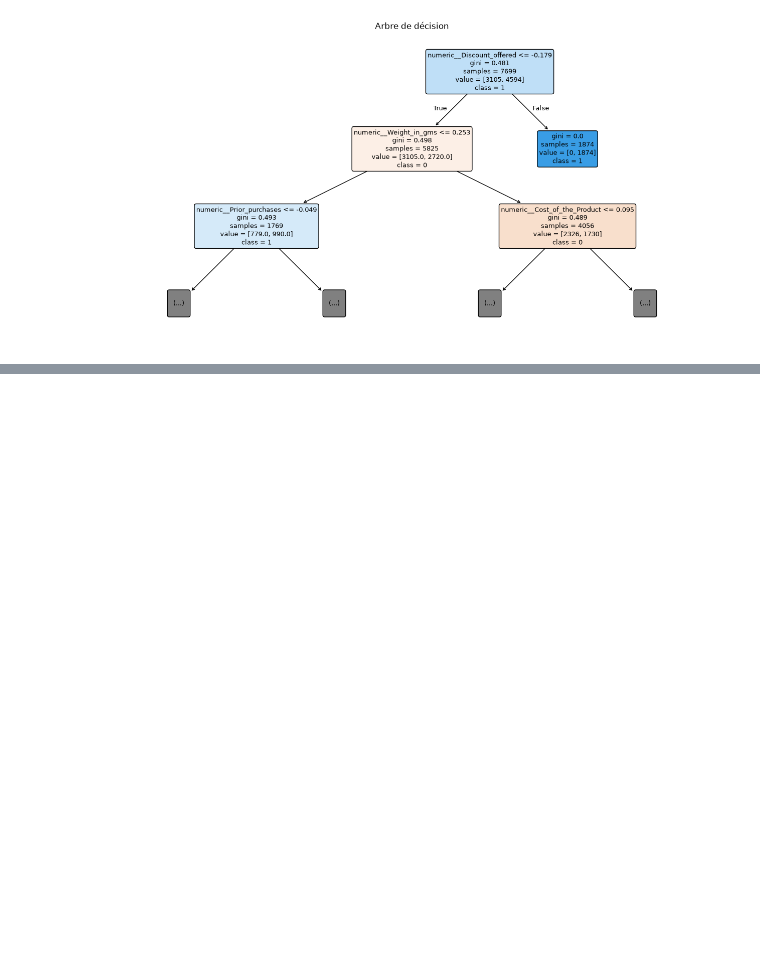
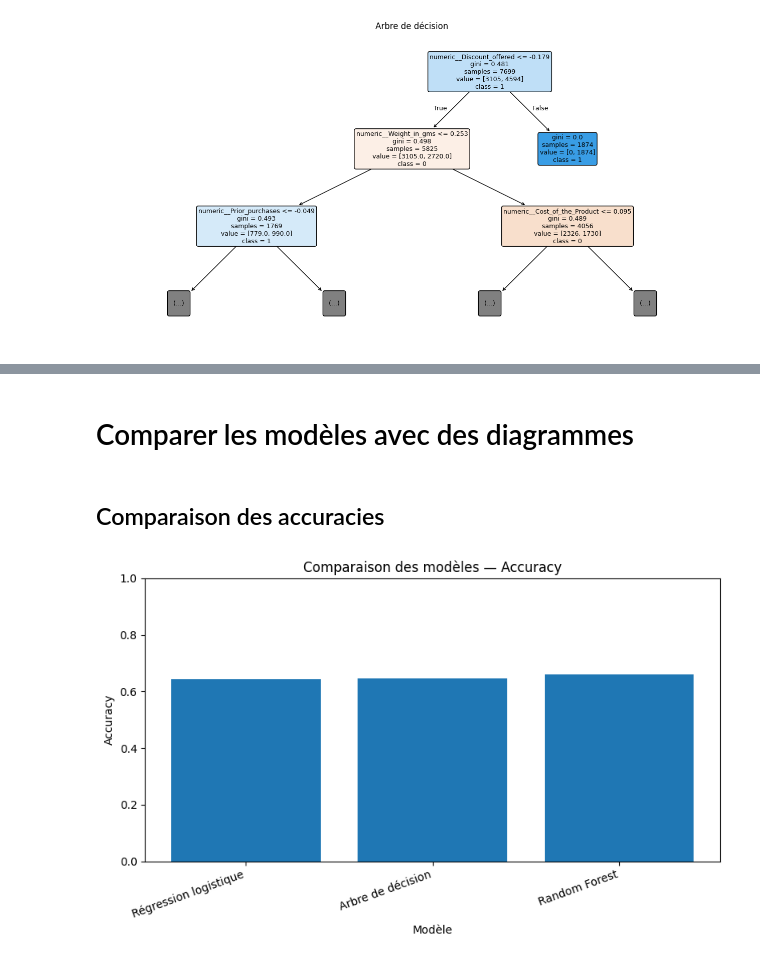
Before and after one commit to nadiagouroubera40-debug/Delais_de_Livraison, a Jupyter notebook: livraison.ipynb, the cells around one changed output, grey strips where cells are left out. Drawn from its saved outputs; the diff is of its cells as text; code cells hidden in the pictures; blank space fills up the shorter version.

Commit message:
evaluation et comparaison des modeles

```diff
--- a/livraison.ipynb
+++ b/livraison.ipynb
@@ -934,0 +1029,23 @@ plt.show()
+# %% [markdown]
+# Comparer les modèles avec des diagrammes
+# %% [markdown]
+## Comparaison des accuracies
+# %%
+plt.figure(figsize=(8, 5))
+
+plt.bar(
+    results_df.index,
+    results_df["Accuracy"]
+)
+
+plt.title("Comparaison des modèles — Accuracy")
+plt.xlabel("Modèle")
+plt.ylabel("Accuracy")
+
+plt.ylim(0, 1)
+plt.xticks(rotation=20, ha="right")
+
+plt.tight_layout()
+plt.show()
+# %% [output]
+[figure, added]
```
Also changed, not shown: parts of 16 cells of this notebook.
